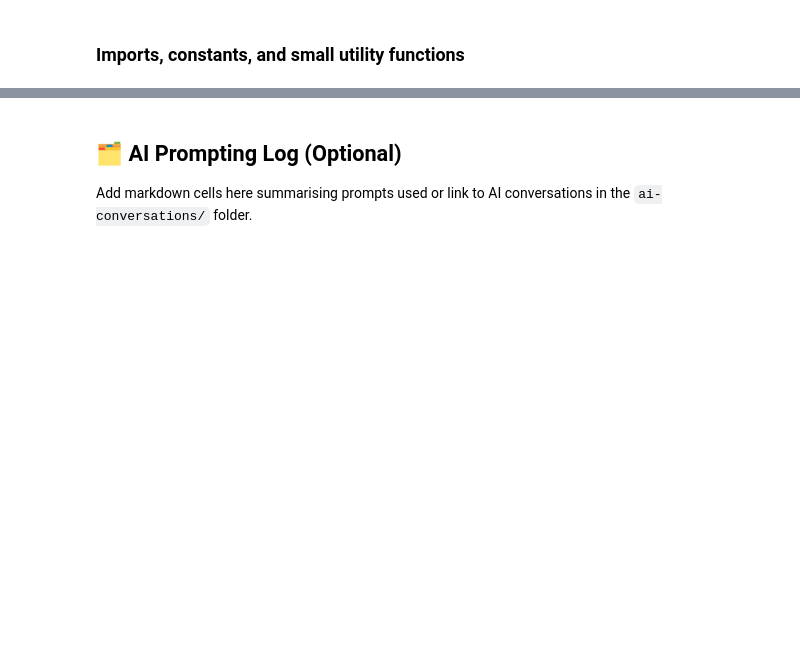
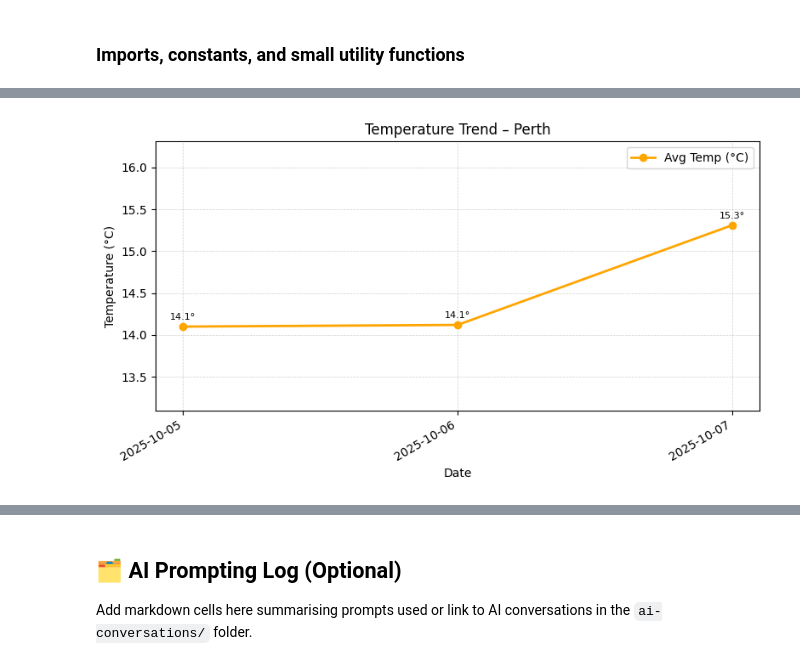
Before and after one commit to lannaelvira77/WeatherWise-LannaElvira-23486942, a Jupyter notebook: starter_notebook.ipynb, the cells around one changed output, grey strips where cells are left out. Saved outputs shown, nothing was run; the diff lists cells and outputs as text; code cells hidden in the pictures; blank space fills up the shorter version.

```diff
--- a/starter_notebook.ipynb
+++ b/starter_notebook.ipynb
@@ -2011,0 +446,20 @@ def generate_weather_response(parsed_question, weather_data):
+# %%
+# Visual style helpers used by all plots
+import matplotlib.pyplot as plt
+from datetime import datetime
+
+DEFAULT_THEME = {
+    "temp_line": "orange",
+    "hourly_line": "orange",
+    "rain_bar": "skyblue",
+    "tmin_line": "blue",
+    "tmax_line": "red",
+    "bar_edge": "black",
+    "grid_alpha": 0.6,
+}
+
+def apply_theme_color(theme: dict | None, key: str, fallback: str | None = None):
+    """Return theme[key] if present, else fallback."""
+    if isinstance(theme, dict) and key in theme:
+        return theme[key]
+    return fallback
@@ -2011,0 +468,73 @@ def generate_weather_response(parsed_question, weather_data):
+# %%
+# Line chart of daily average temperature
+def create_temperature_visualisation(weather_data, output_type='display', theme=None):
+    """
+    Plots daily average temperature from weather_data['daily'].
+    Falls back to weather_data['forecast'] if needed.
+    """
+    if not isinstance(weather_data, dict) or "error" in weather_data:
+        print("⚠️ Cannot create visualisation: missing or invalid weather data.")
+        return None
+
+    title_location = weather_data.get("location", {}).get("name") or "Selected Location"
+
+    # Collect dates and temps
+    daily = weather_data.get("daily") or []
+    dates, temps = [], []
+    if daily:
+        for row in daily:
+            d = row.get("date")
+            t = row.get("temp_avg", row.get("temp"))
+            if d is None or t is None:
+                continue
+            dates.append(d); temps.append(float(t))
+    else:
+        for row in weather_data.get("forecast", []):
+            d, t = row.get("date"), row.get("temp")
+            if d is None or t is None:
+                continue
+            dates.append(d); temps.append(float(t))
+
+    if not dates or not temps:
+        print("ℹ️ No temperature data available.")
+        return None
+
+    # Sort chronologically (best effort)
+    try:
+        pairs = sorted([(datetime.strptime(d, "%Y-%m-%d"), t) for d, t in zip(dates, temps)], key=lambda x: x[0])
+        dates = [dt.strftime("%Y-%m-%d") for dt, _ in pairs]
+        temps = [t for _, t in pairs]
+    except Exception:
+        pass
+
+    fig, ax = plt.subplots(figsize=(8, 4.5))
+    color = apply_theme_color(theme, "temp_line", "orange")
+    ax.plot(dates, temps, marker='o', linewidth=2, color=color, label="Avg Temp (°C)")
+    ax.set_title(f"Temperature Trend – {title_location}")
+    ax.set_xlabel("Date")
+    ax.set_ylabel("Temperature (°C)")
+    ax.grid(True, linestyle='--', linewidth=0.5, alpha=apply_theme_color(theme, "grid_alpha", 0.6))
+    ax.legend(loc="best")
+
+    for x, y in zip(dates, temps):
+        ax.annotate(f"{y:.1f}°", xy=(x, y), xytext=(0, 6), textcoords="offset points", ha="center", fontsize=8)
+
+    ymin, ymax = min(temps), max(temps)
+    if ymin == ymax: ymin -= 2; ymax += 2
+    ax.set_ylim(ymin - 1.0, ymax + 1.0)
+    plt.xticks(rotation=30, ha='right')
+    plt.tight_layout()
+
+    if output_type == 'figure':
+        return fig
+    try:
+        plt.show(block=False); plt.pause(0.001)
+    except Exception:
+        pass
+    return None
+
+# Example
+data = get_weather_data("Perth,AU", forecast_days=3)
+create_temperature_visualisation(data)
+# %% [output]
+[figure, added]
```
Also changed, not shown: parts of 84 cells of this notebook.
